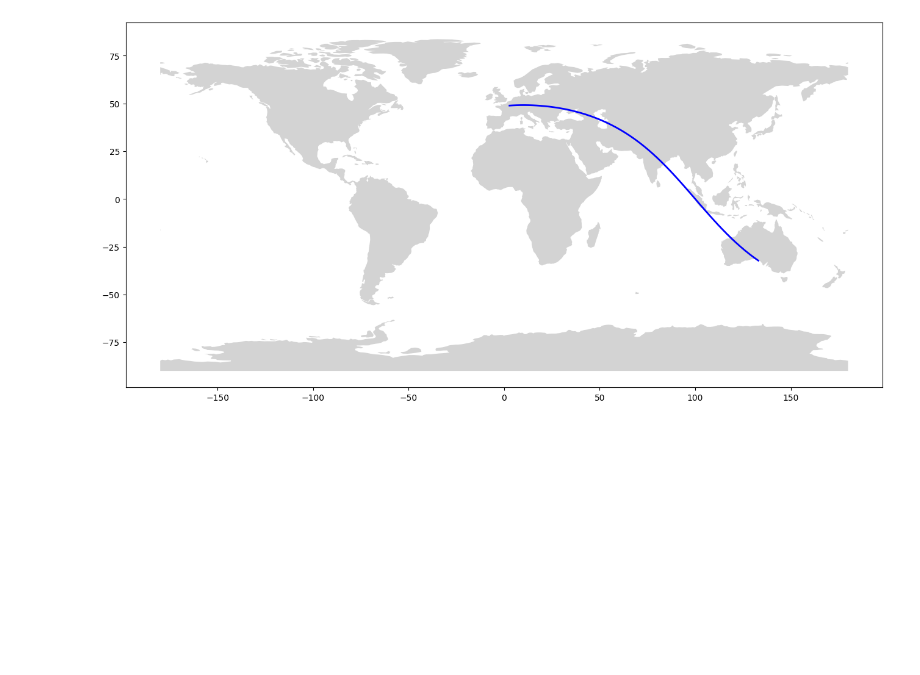
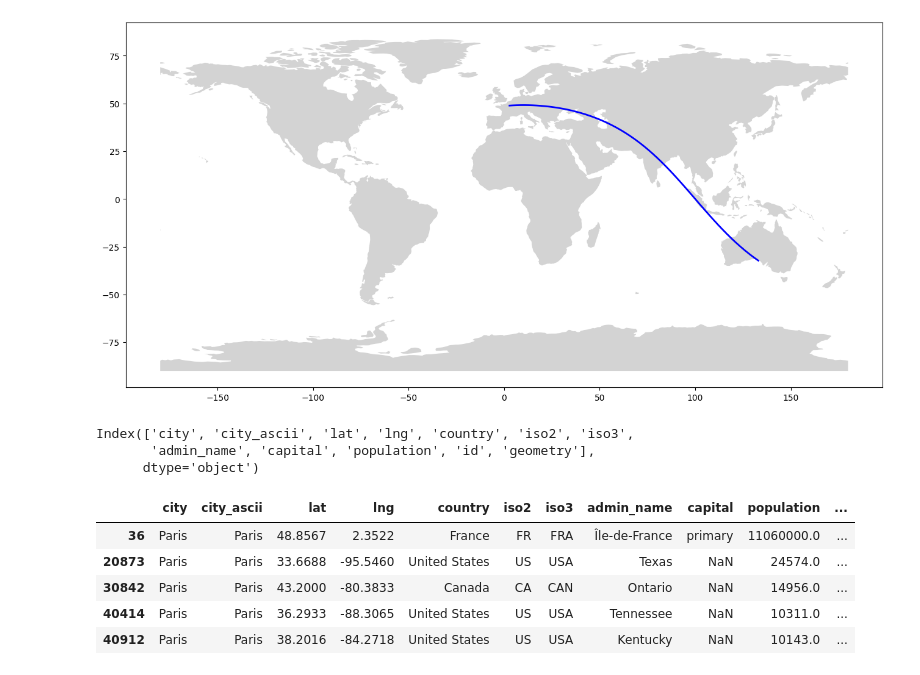
Before and after one commit to janiejestemja/geo, a Jupyter notebook: eda_sketch.ipynb, the cells around one changed output. Saved outputs shown, nothing was run; the diff lists cells and outputs as text; code cells hidden in the pictures; blank space fills up the shorter version.

```diff
--- a/eda_sketch.ipynb
+++ b/eda_sketch.ipynb
@@ -497,3 +500,18 @@ gdf.plot(ax=ax, color=["blue"], linewidth=2)
 plt.show()
 # %% [output]
 [figure]
+# %%
+wc_gdf.columns
+# %% [output]
+Index(['city', 'city_ascii', 'lat', 'lng', 'country', 'iso2', 'iso3',
+       'admin_name', 'capital', 'population', 'id', 'geometry'],
+      dtype='object')
+# %%
+wc_gdf[wc_gdf["city"] == "Paris"]
+# %% [output]
+|  | city | city_ascii | lat | lng | country | iso2 | iso3 | admin_name | capital | population | ... |
+| 36 | Paris | Paris | 48.8567 | 2.3522 | France | FR | FRA | Île-de-France | primary | 11060000.0 | ... |
+| 20873 | Paris | Paris | 33.6688 | -95.5460 | United States | US | USA | Texas | NaN | 24574.0 | ... |
+| 30842 | Paris | Paris | 43.2000 | -80.3833 | Canada | CA | CAN | Ontario | NaN | 14956.0 | ... |
+| 40414 | Paris | Paris | 36.2933 | -88.3065 | United States | US | USA | Tennessee | NaN | 10311.0 | ... |
+| 40912 | Paris | Paris | 38.2016 | -84.2718 | United States | US | USA | Kentucky | NaN | 10143.0 | ... |
```
Also changed, not shown: parts of 7 cells of this notebook.
